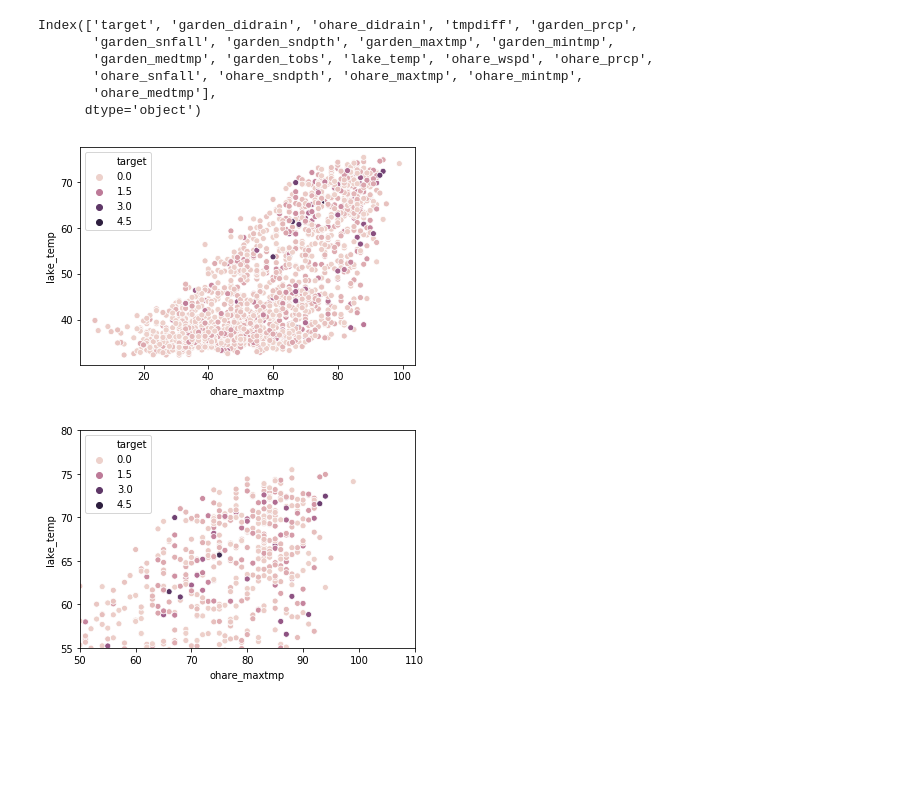
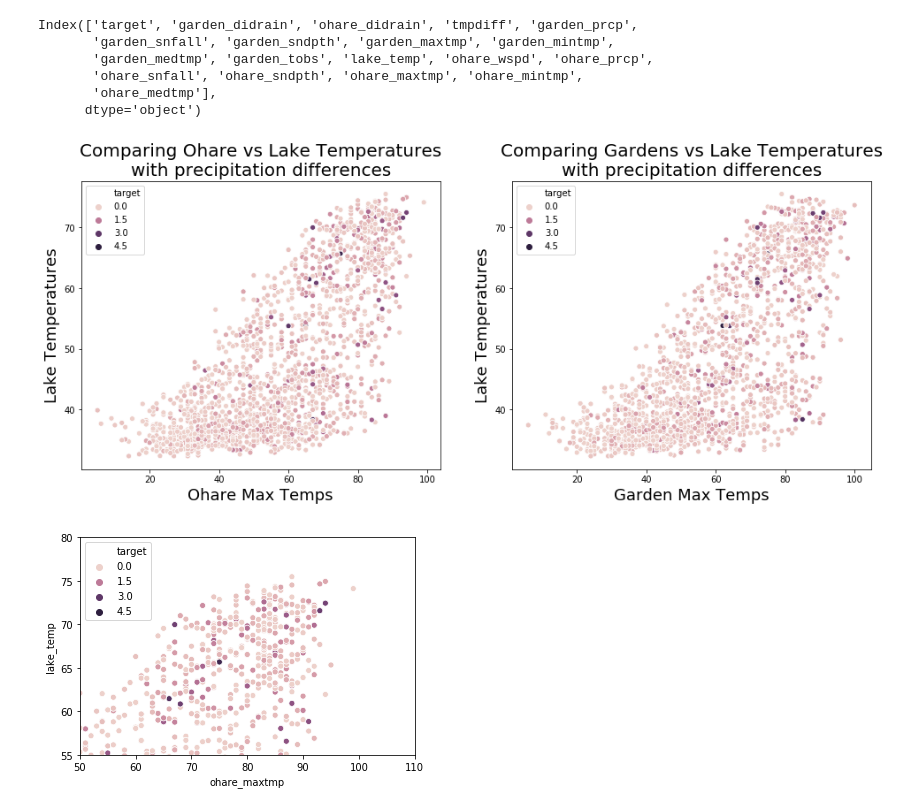
Before and after one commit to BlakeWallace/Lake_Michigan_Influences, a Jupyter notebook: 4_EDA_and_analysis_of_everything.ipynb, the cells around one changed output. Cells and saved outputs as stored; diff of their text form; code cells hidden in the pictures; blank space fills up the shorter version.

```diff
--- a/4_EDA_and_analysis_of_everything.ipynb
+++ b/4_EDA_and_analysis_of_everything.ipynb
@@ -971,12 +973,38 @@ Index(['target', 'garden_didrain', 'ohare_didrain', 'tmpdiff', 'garden_prcp',
        'ohare_snfall', 'ohare_sndpth', 'ohare_maxtmp', 'ohare_mintmp',
        'ohare_medtmp'],
       dtype='object')
-# %%
-# In this graph we can see that there is a greater difference in the amount of rainfall between the two locations as
-# the temperature of the lake and at ohare increases.
-sns.scatterplot(x=data.ohare_maxtmp, y=data.lake_temp, hue=data.target);
-# %% [output]
-[figure, removed]
+# %%
+# In this graph we can see that there is a greater difference in the amount of rainfall between the two locations as
+# the temperature of the lake and at ohare increases.
+
+fig = plt.figure(figsize=(16, 6))
+
+ax1 = fig.add_subplot(121)
+sns.scatterplot(x=data.ohare_maxtmp, y=data.lake_temp*9/5+32, hue=data.target);
+plt.xlabel('Ohare Max Temps', size=18);
+plt.ylabel('Lake Temperatures', size=18);
+plt.title('Comparing Ohare vs Lake Temperatures\nwith precipitation differences', size=20);
+
+
+
+ax2 = fig.add_subplot(122)
+sns.scatterplot(x=data.garden_maxtmp, y=data.lake_temp*9/5+32, hue=data.target);
+plt.xlabel('Garden Max Temps', size=18);
+plt.ylabel('Lake Temperatures', size=18);
+plt.title('Comparing Gardens vs Lake Temperatures\nwith precipitation differences', size=20);
+
+
+# ax3 = fig.add_subplot(413)
+# ax3.plot(data.garden_maxtmp, color = 'b')
+# ax3.plot(data.ohare_maxtmp, color = 'orange')
+
+# ax4 = fig.add_subplot(414)
+# ax4.plot(data.garden_maxtmp, color = 'b')
+# ax4.plot(data.ohare_maxtmp, color = 'orange')
+
+plt.show();
+# %% [output]
+[figure, added]
 # %%
 sns.scatterplot(data.ohare_maxtmp, data.lake_temp, data.target);
 plt.xlim(50, 110)
```
Also changed, not shown: parts of 7 cells of this notebook, 19 other files.
